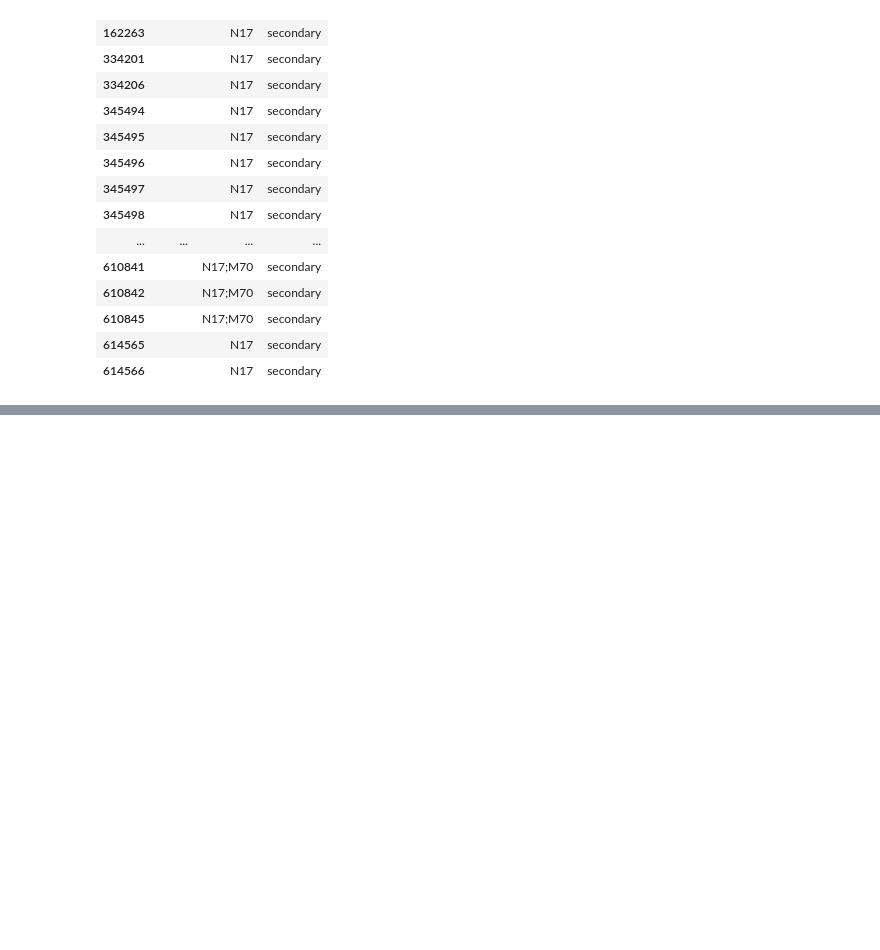
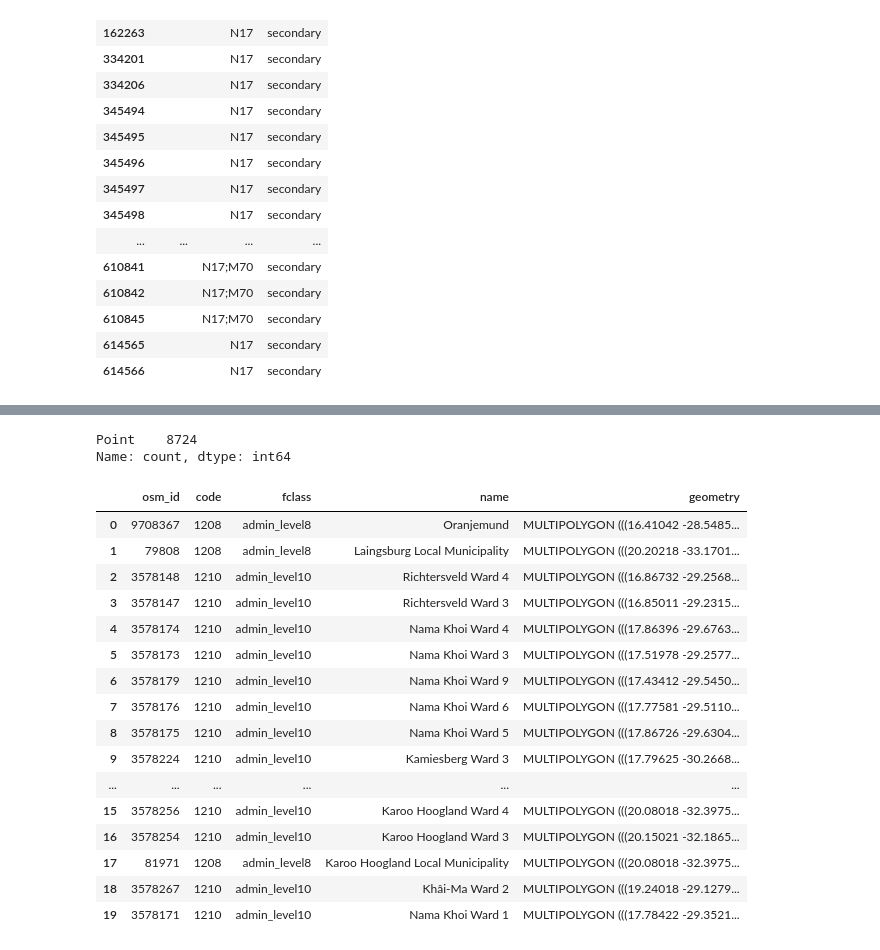
Before and after one commit to pshuping88-netizen/data-science-sandbox, a Jupyter notebook: Projects/SA National Road Data Platform/notebooks/01_geofabrik_evaluation.ipynb, the cells around one changed output, grey strips where cells are left out. Saved outputs shown, nothing was run; the diff lists cells and outputs as text; code cells hidden in the pictures; blank space fills up the shorter version.

```diff
--- a/Projects/SA National Road Data Platform/notebooks/01_geofabrik_evaluation.ipynb
+++ b/Projects/SA National Road Data Platform/notebooks/01_geofabrik_evaluation.ipynb
@@ -300,0 +477,28 @@ national[national["fclass"] == "secondary"][["name", "ref", "fclass"]]
+# %%
+places.geom_type.value_counts()
+# %% [output]
+Point    8724
+Name: count, dtype: int64
+# %%
+#Layer 3 (Provincial/Municapality Areas)
+admin_areas = gpd.read_file(ROAD_NETWORK, layer="gis_osm_adminareas_a_free")
+
+admin_areas.head(20)
+# %% [output]
+|  | osm_id | code | fclass | name | geometry |
+| 0 | 9708367 | 1208 | admin_level8 | Oranjemund | MULTIPOLYGON (((16.41042 -28.5485... |
+| 1 | 79808 | 1208 | admin_level8 | Laingsburg Local Municipality | MULTIPOLYGON (((20.20218 -33.1701... |
+| 2 | 3578148 | 1210 | admin_level10 | Richtersveld Ward 4 | MULTIPOLYGON (((16.86732 -29.2568... |
+| 3 | 3578147 | 1210 | admin_level10 | Richtersveld Ward 3 | MULTIPOLYGON (((16.85011 -29.2315... |
+| 4 | 3578174 | 1210 | admin_level10 | Nama Khoi Ward 4 | MULTIPOLYGON (((17.86396 -29.6763... |
+| 5 | 3578173 | 1210 | admin_level10 | Nama Khoi Ward 3 | MULTIPOLYGON (((17.51978 -29.2577... |
+| 6 | 3578179 | 1210 | admin_level10 | Nama Khoi Ward 9 | MULTIPOLYGON (((17.43412 -29.5450... |
+| 7 | 3578176 | 1210 | admin_level10 | Nama Khoi Ward 6 | MULTIPOLYGON (((17.77581 -29.5110... |
+| 8 | 3578175 | 1210 | admin_level10 | Nama Khoi Ward 5 | MULTIPOLYGON (((17.86726 -29.6304... |
+| 9 | 3578224 | 1210 | admin_level10 | Kamiesberg Ward 3 | MULTIPOLYGON (((17.79625 -30.2668... |
+| ... | ... | ... | ... | ... | ... |
+| 15 | 3578256 | 1210 | admin_level10 | Karoo Hoogland Ward 4 | MULTIPOLYGON (((20.08018 -32.3975... |
+| 16 | 3578254 | 1210 | admin_level10 | Karoo Hoogland Ward 3 | MULTIPOLYGON (((20.15021 -32.1865... |
+| 17 | 81971 | 1208 | admin_level8 | Karoo Hoogland Local Municipality | MULTIPOLYGON (((20.08018 -32.3975... |
+| 18 | 3578267 | 1210 | admin_level10 | Khâi-Ma Ward 2 | MULTIPOLYGON (((19.24018 -29.1279... |
+| 19 | 3578171 | 1210 | admin_level10 | Nama Khoi Ward 1 | MULTIPOLYGON (((17.78422 -29.3521... |
```
Also changed, not shown: parts of 27 cells of this notebook, 1 other file.
